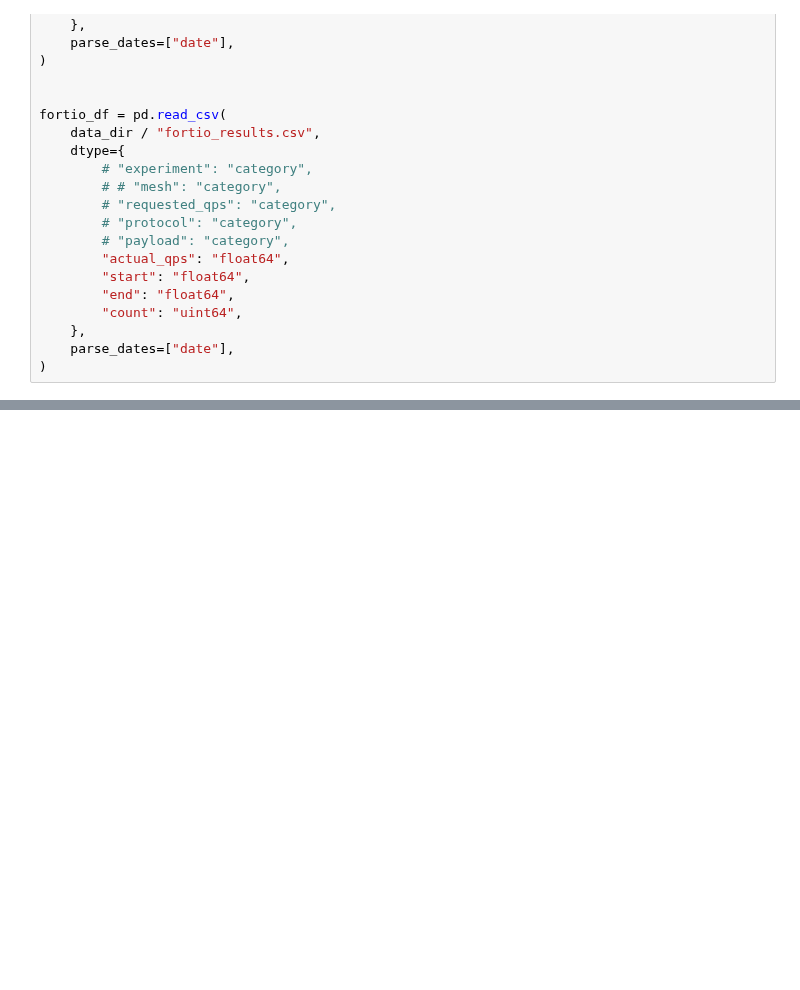
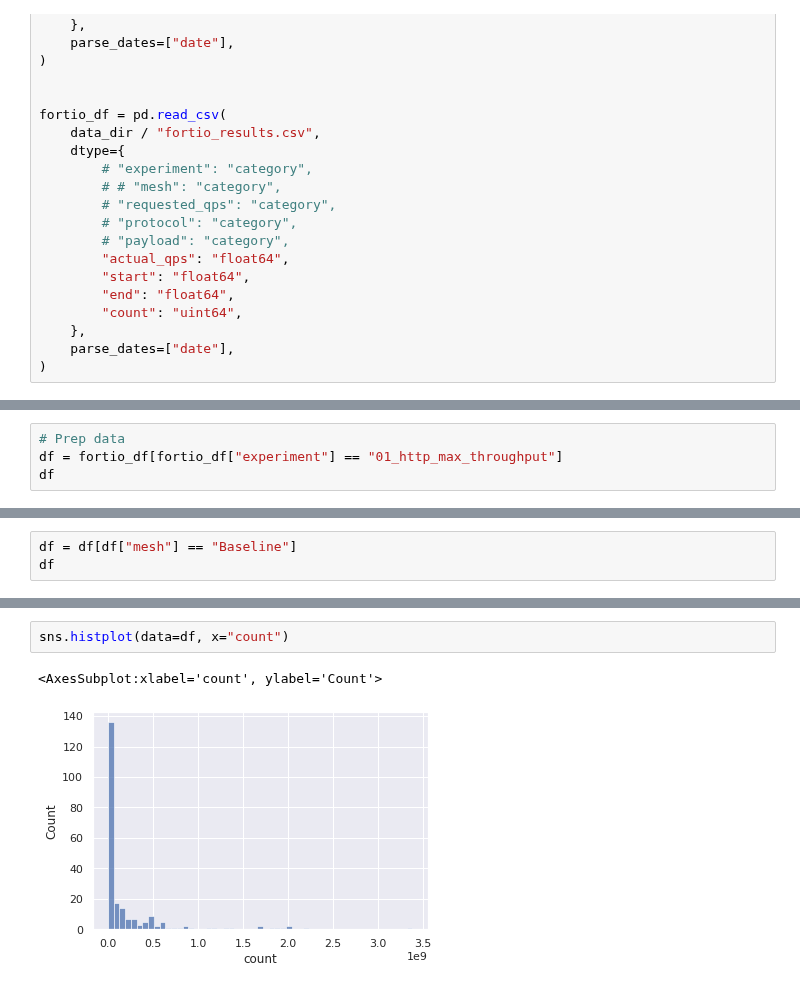
Before and after one commit to RichardBieringa/mesh-bench, a Jupyter notebook: viz/10_http_max_throughput.ipynb, the cells around one changed output, grey strips where cells are left out. Cells and saved outputs as stored; diff of their text form; blank space fills up the shorter version.

```diff
--- a/viz/10_http_max_throughput.ipynb
+++ b/viz/10_http_max_throughput.ipynb
@@ -101,0 +103,4 @@ fig.savefig(plot_dir / "exp-01_maximum_throughput_bar.pdf")
+# %%
+# Prep data
+df = fortio_df[fortio_df["experiment"] == "01_http_max_throughput"]
+df
@@ -101,0 +121,3 @@ fig.savefig(plot_dir / "exp-01_maximum_throughput_bar.pdf")
+# %%
+df = df[df["mesh"] == "Baseline"]
+df
@@ -101,0 +142,5 @@ fig.savefig(plot_dir / "exp-01_maximum_throughput_bar.pdf")
+# %%
+sns.histplot(data=df, x="count")
+# %% [output]
+<AxesSubplot:xlabel='count', ylabel='Count'>
+[figure, added]
```
Also changed, not shown: parts of 4 cells of this notebook, 1 other file.
